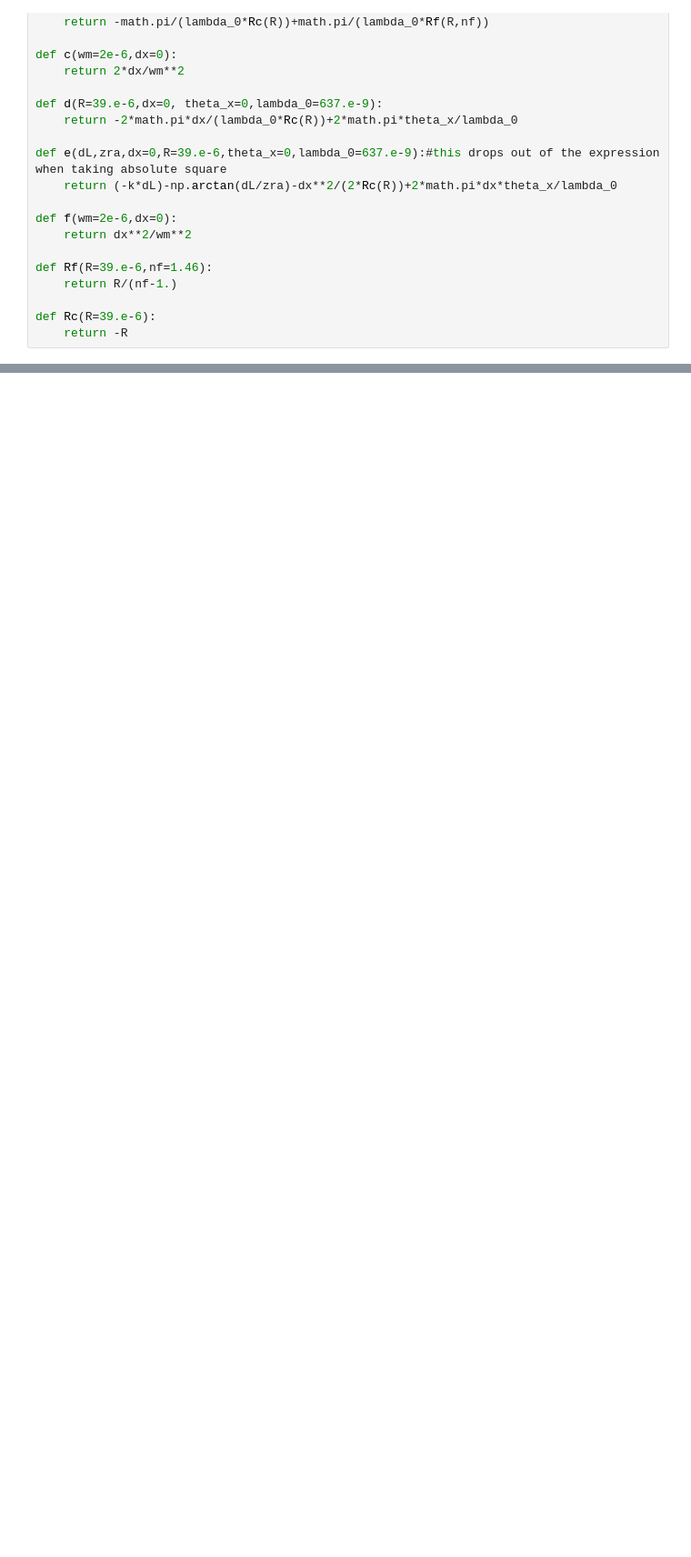
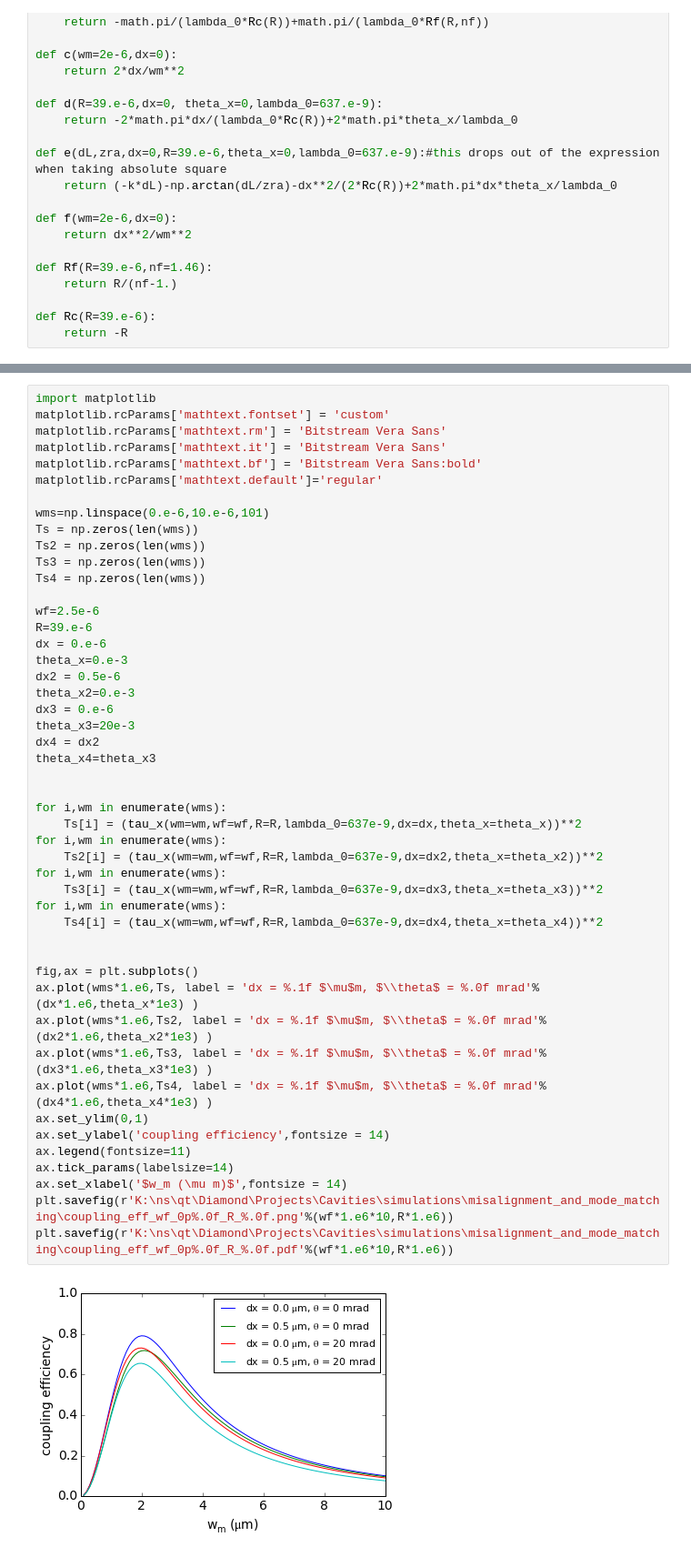
Before and after one commit to zaguros/analysis, a Jupyter notebook: notebooks/cavities/Simulations mode matching.ipynb, the cells around one changed output, grey strips where cells are left out. Shown at 91% size. Cells and saved outputs as stored; diff of their text form; blank space fills up the shorter version.

```diff
--- a/notebooks/cavities/Simulations mode matching.ipynb
+++ b/notebooks/cavities/Simulations mode matching.ipynb
@@ -97,0 +119,50 @@ ax.set_xlabel('theta (mrad)')
+# %%
+import matplotlib
+matplotlib.rcParams['mathtext.fontset'] = 'custom'
+matplotlib.rcParams['mathtext.rm'] = 'Bitstream Vera Sans'
+matplotlib.rcParams['mathtext.it'] = 'Bitstream Vera Sans'
+matplotlib.rcParams['mathtext.bf'] = 'Bitstream Vera Sans:bold'
+matplotlib.rcParams['mathtext.default']='regular'
+
+wms=np.linspace(0.e-6,10.e-6,101)
+Ts = np.zeros(len(wms))
+Ts2 = np.zeros(len(wms))
+Ts3 = np.zeros(len(wms))
+Ts4 = np.zeros(len(wms))
+
+wf=2.5e-6
+R=39.e-6
+dx = 0.e-6
+theta_x=0.e-3
+dx2 = 0.5e-6
+theta_x2=0.e-3
+dx3 = 0.e-6
+theta_x3=20e-3
+dx4 = dx2
+theta_x4=theta_x3
+
+
+for i,wm in enumerate(wms):
+    Ts[i] = (tau_x(wm=wm,wf=wf,R=R,lambda_0=637e-9,dx=dx,theta_x=theta_x))**2
+for i,wm in enumerate(wms):
+    Ts2[i] = (tau_x(wm=wm,wf=wf,R=R,lambda_0=637e-9,dx=dx2,theta_x=theta_x2))**2
+for i,wm in enumerate(wms):
+    Ts3[i] = (tau_x(wm=wm,wf=wf,R=R,lambda_0=637e-9,dx=dx3,theta_x=theta_x3))**2
+for i,wm in enumerate(wms):
+    Ts4[i] = (tau_x(wm=wm,wf=wf,R=R,lambda_0=637e-9,dx=dx4,theta_x=theta_x4))**2
+
+
+fig,ax = plt.subplots()
+ax.plot(wms*1.e6,Ts, label = 'dx = %.1f $\mu$m, $\\theta$ = %.0f mrad'%(dx*1.e6,theta_x*1e3) )
+ax.plot(wms*1.e6,Ts2, label = 'dx = %.1f $\mu$m, $\\theta$ = %.0f mrad'%(dx2*1.e6,theta_x2*1e3) )
+ax.plot(wms*1.e6,Ts3, label = 'dx = %.1f $\mu$m, $\\theta$ = %.0f mrad'%(dx3*1.e6,theta_x3*1e3) )
+ax.plot(wms*1.e6,Ts4, label = 'dx = %.1f $\mu$m, $\\theta$ = %.0f mrad'%(dx4*1.e6,theta_x4*1e3) )
+ax.set_ylim(0,1)
+ax.set_ylabel('coupling efficiency',fontsize = 14)
+ax.legend(fontsize=11)
+ax.tick_params(labelsize=14)
+ax.set_xlabel('$w_m (\mu m)$',fontsize = 14)
+plt.savefig(r'K:\ns\qt\Diamond\Projects\Cavities\simulations\misalignment_and_mode_matching\coupling_eff_wf_0p%.0f_R_%.0f.png'%(wf*1.e6*10,R*1.e6))
+plt.savefig(r'K:\ns\qt\Diamond\Projects\Cavities\simulations\misalignment_and_mode_matching\coupling_eff_wf_0p%.0f_R_%.0f.pdf'%(wf*1.e6*10,R*1.e6))
+# %% [output]
+[figure, added]
```
Also changed, not shown: parts of 4 cells of this notebook, 6 other files.
